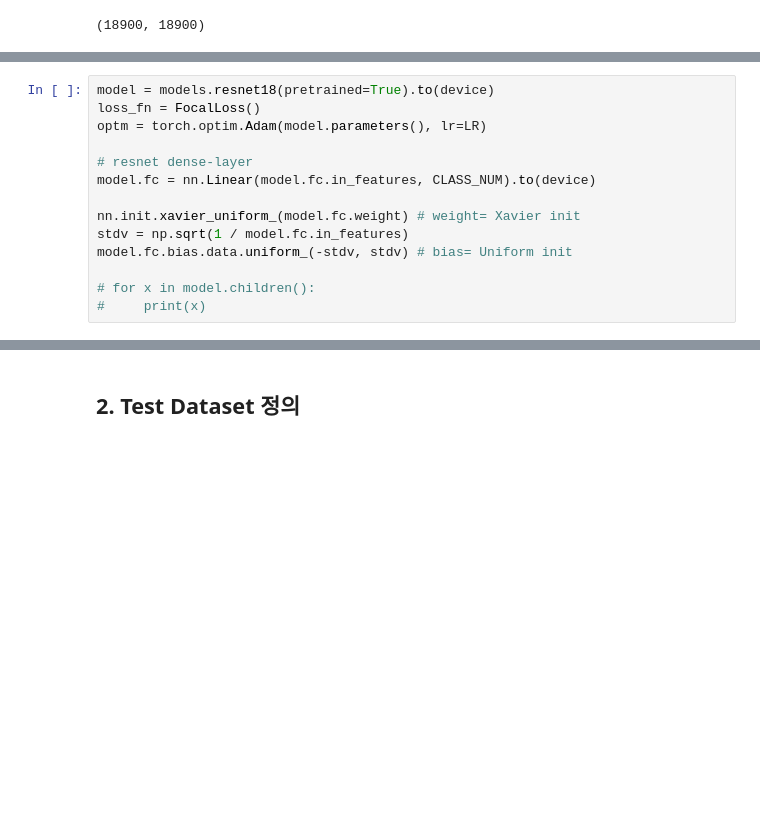
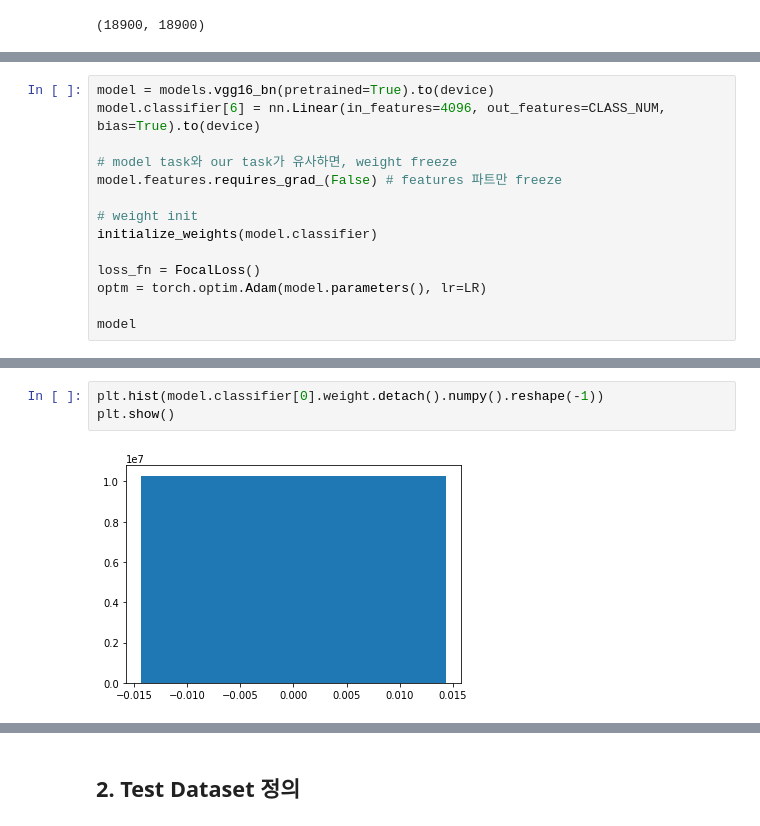
Before and after one commit to Junejae/level1-image-classification-level1-nlp-06, a Jupyter notebook: special_mission/hyunah/sample_submission.ipynb, the cells around one changed output, grey strips where cells are left out. Saved outputs shown, nothing was run; the diff lists cells and outputs as text; blank space fills up the shorter version.

```diff
--- a/special_mission/hyunah/sample_submission.ipynb
+++ b/special_mission/hyunah/sample_submission.ipynb
@@ -303,15 +314,15 @@ len(train_loader)*BATCH_SIZE, len(eval_loader)*BATCH_SIZE
 # %%
-model = models.resnet18(pretrained=True).to(device)
+model = models.vgg16_bn(pretrained=True).to(device)
+model.classifier[6] = nn.Linear(in_features=4096, out_features=CLASS_NUM, bias=True).to(device)
+
+# model task와 our task가 유사하면, weight freeze
+model.features.requires_grad_(False) # features 파트만 freeze
+
+# weight init
+initialize_weights(model.classifier)
+
 loss_fn = FocalLoss()
 optm = torch.optim.Adam(model.parameters(), lr=LR)
 
-# resnet dense-layer
-model.fc = nn.Linear(model.fc.in_features, CLASS_NUM).to(device)
-
-nn.init.xavier_uniform_(model.fc.weight) # weight= Xavier init
-stdv = np.sqrt(1 / model.fc.in_features)
-model.fc.bias.data.uniform_(-stdv, stdv) # bias= Uniform init
-
-# for x in model.children():
-#     print(x)
+model
 # %% [output]
@@ -321,3 +346,8 @@ tensor([ 0.0431, -0.0328,  0.0055,  0.0020,  0.0216,  0.0084,  0.0411,  0.0352,
+# %%
+plt.hist(model.classifier[0].weight.detach().numpy().reshape(-1))
+plt.show()
+# %% [output]
+[figure, added]
 # %%
 train(train_loader, model, loss_fn, optm, EPOCH)
 # %% [output]
```
Also changed, not shown: parts of 22 cells of this notebook, 1 other file.
